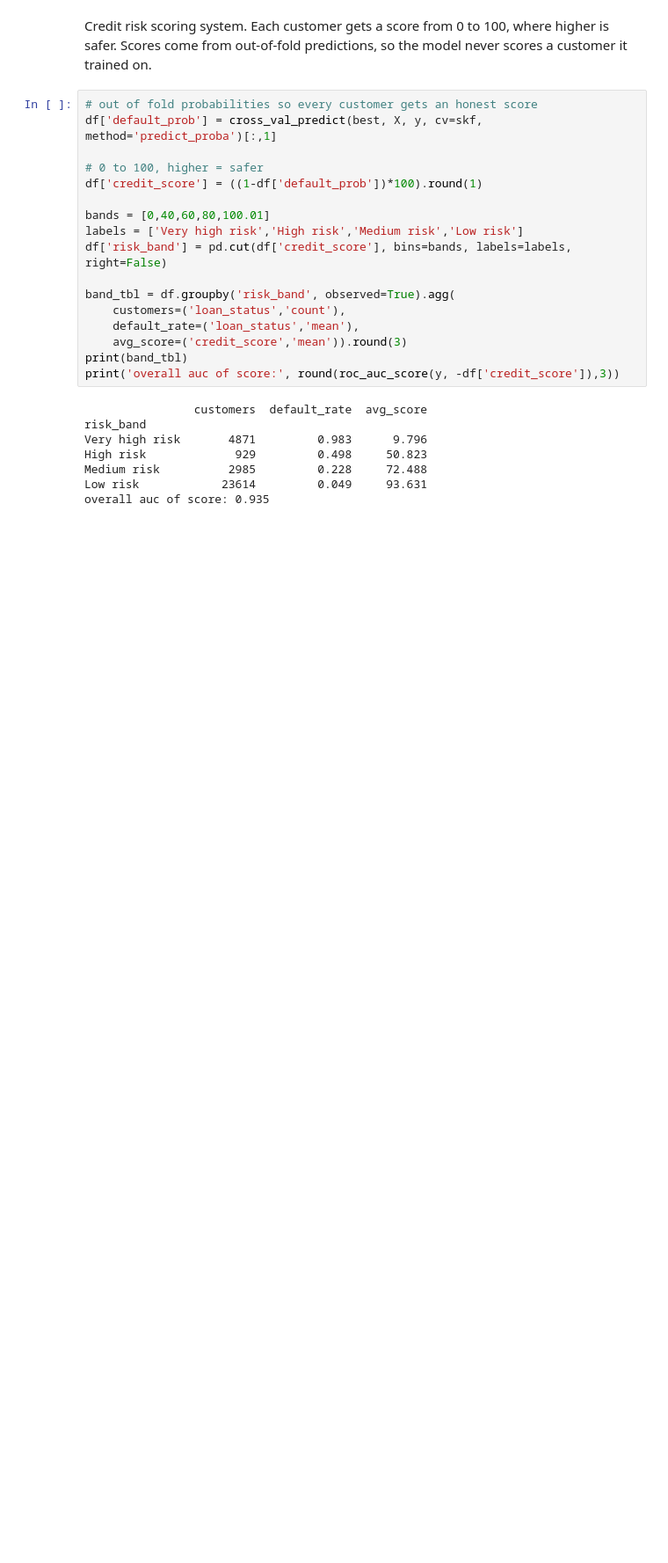
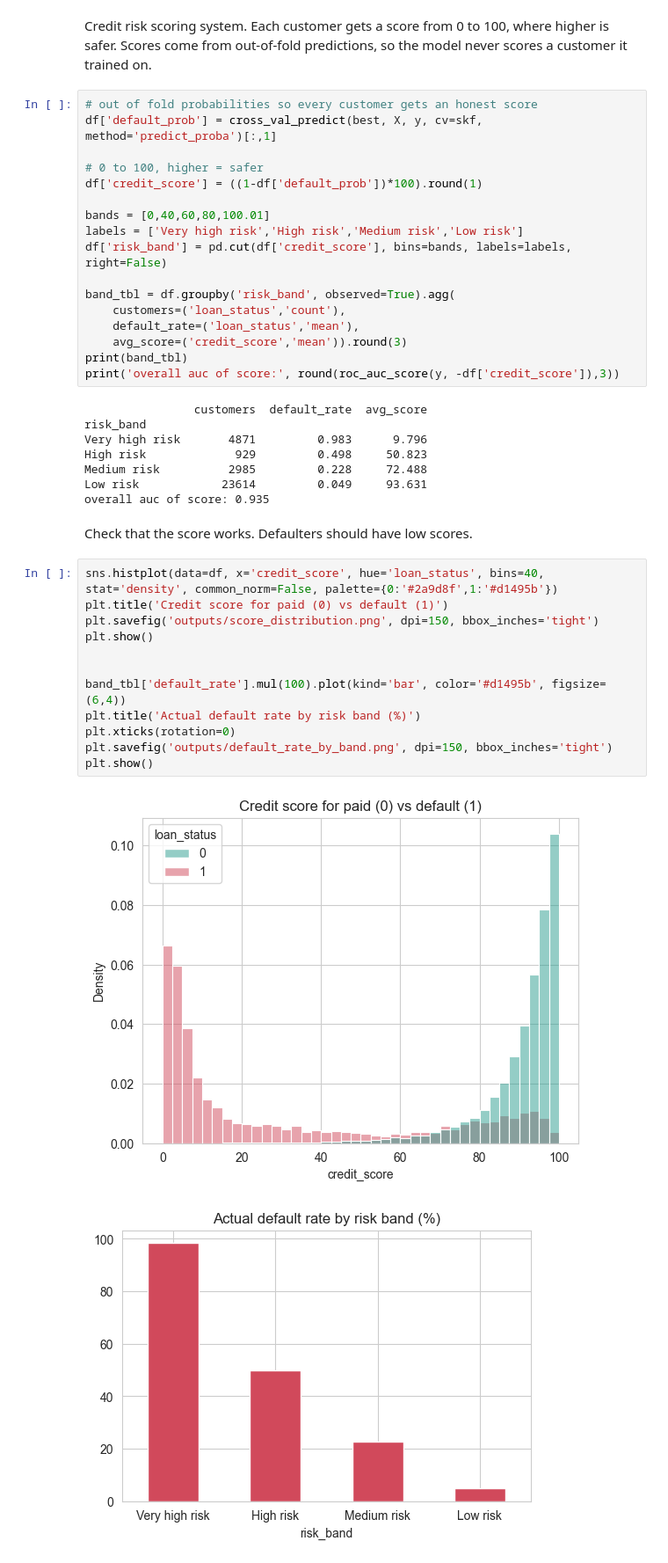
Before and after one commit to urham-m/financial-risk-assessment, a Jupyter notebook: credit_risk_scoring.ipynb, the cells around one changed output. Shown at 88% size. Saved outputs shown, nothing was run; the diff lists cells and outputs as text; blank space fills up the shorter version.

Commit message:
feat: score distribution and default rate by band

```diff
--- a/credit_risk_scoring.ipynb
+++ b/credit_risk_scoring.ipynb
@@ -264,3 +264,20 @@ High risk             929         0.498     50.823
 Medium risk          2985         0.228     72.488
 Low risk            23614         0.049     93.631
 overall auc of score: 0.935
+# %% [markdown]
+Check that the score works. Defaulters should have low scores.
+# %%
+sns.histplot(data=df, x='credit_score', hue='loan_status', bins=40, stat='density', common_norm=False, palette={0:'#2a9d8f',1:'#d1495b'})
+plt.title('Credit score for paid (0) vs default (1)')
+plt.savefig('outputs/score_distribution.png', dpi=150, bbox_inches='tight')
+plt.show()
+
+
+band_tbl['default_rate'].mul(100).plot(kind='bar', color='#d1495b', figsize=(6,4))
+plt.title('Actual default rate by risk band (%)')
+plt.xticks(rotation=0)
+plt.savefig('outputs/default_rate_by_band.png', dpi=150, bbox_inches='tight')
+plt.show()
+# %% [output]
+[figure, added]
+[figure, added]
```
Also changed, not shown: 2 other files.
